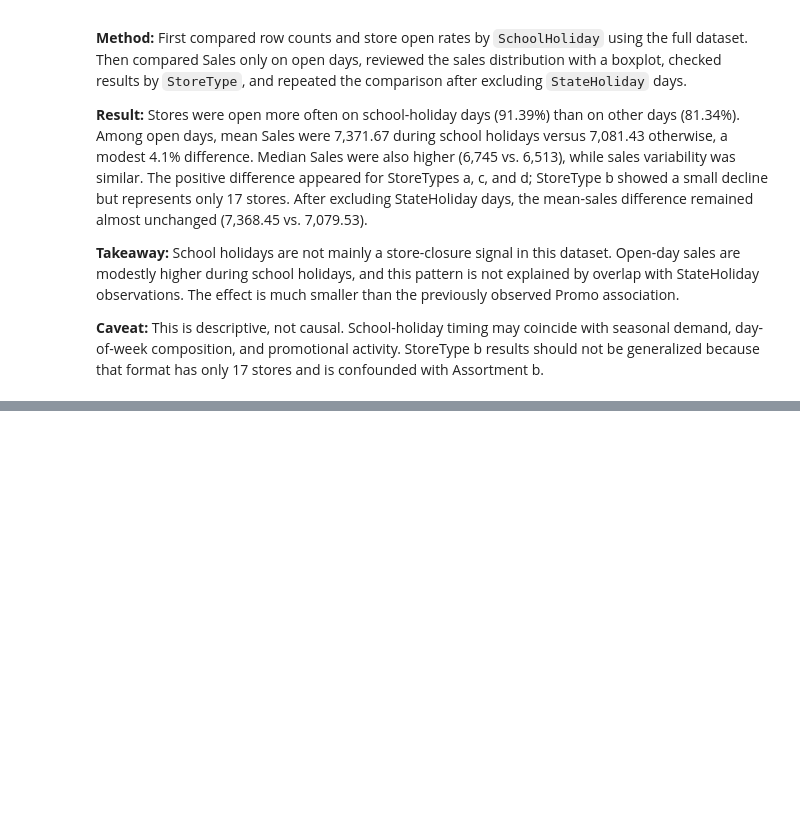
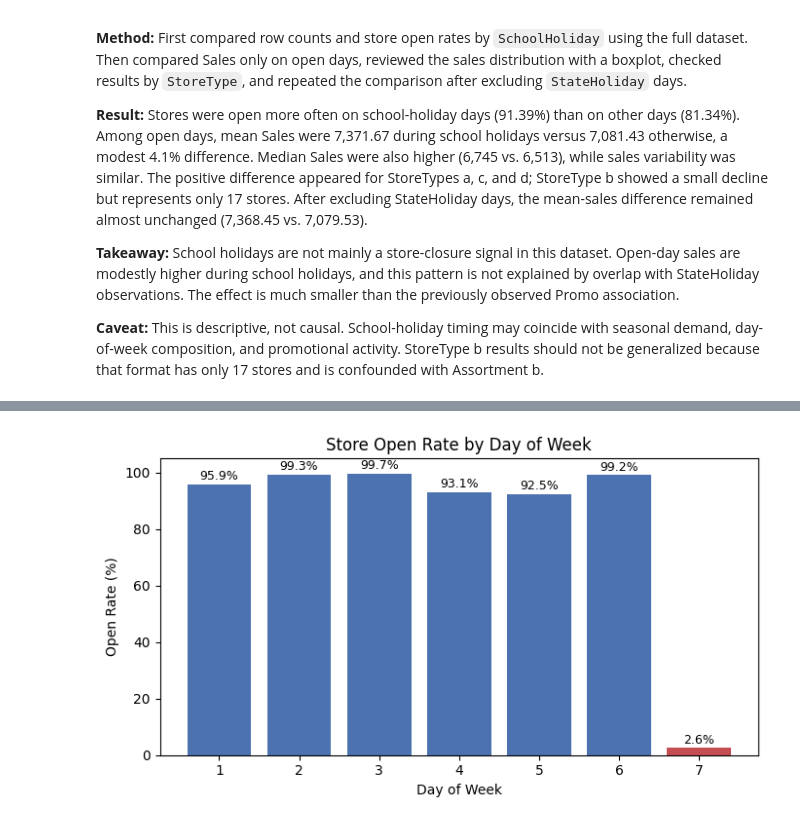
Before and after one commit to Aliraza-Amjad-Shaikh/demand-lens, a Jupyter notebook: notebooks/02_eda.ipynb, the cells around one changed output, grey strips where cells are left out. Cells and saved outputs as stored; diff of their text form; code cells hidden in the pictures; blank space fills up the shorter version.

Commit message:
Detected patterns on the days of the weeks

```diff
--- a/notebooks/02_eda.ipynb
+++ b/notebooks/02_eda.ipynb
@@ -643,3 +643,10 @@ recheck
 **Takeaway:** School holidays are not mainly a store-closure signal in this dataset. Open-day sales are modestly higher during school holidays, and this pattern is not explained by overlap with StateHoliday observations. The effect is much smaller than the previously observed Promo association.
 
 **Caveat:** This is descriptive, not causal. School-holiday timing may coincide with seasonal demand, day-of-week composition, and promotional activity. StoreType b results should not be generalized because that format has only 17 stores and is confounded with Assortment b.
+# %%
+dow_open_rate = train.groupby('DayOfWeek').agg(
+    total_rows=('Open', 'size'),
+    open_rows=('Open', 'sum')
+)
+
+dow_open_rate
@@ -645,0 +663,6 @@ recheck
+# %%
+dow_open_rate['open_rate'] = (
+    dow_open_rate['open_rows'] / dow_open_rate['total_rows'] * 100
+).round(2)
+
+dow_open_rate
@@ -645,0 +679,29 @@ recheck
+# %%
+fig, ax = plt.subplots(figsize=(7, 4))
+
+bars = ax.bar(
+    dow_open_rate.index,
+    dow_open_rate['open_rate'],
+    color=['#4C72B0'] * 6 + ['#C44E52']
+)
+
+ax.set_xlabel('Day of Week')
+ax.set_ylabel('Open Rate (%)')
+ax.set_title('Store Open Rate by Day of Week')
+ax.set_xticks(range(1, 8))
+ax.set_ylim(0, 105)
+
+for bar, rate in zip(bars, dow_open_rate['open_rate']):
+    ax.text(
+        bar.get_x() + bar.get_width() / 2,
+        rate + 1.5,
+        f'{rate:.1f}%',
+        ha='center',
+        fontsize=9
+    )
+
+plt.tight_layout()
+
+plt.show()
+# %% [output]
+[figure, added]
```
Also changed, not shown: parts of 9 cells of this notebook.
